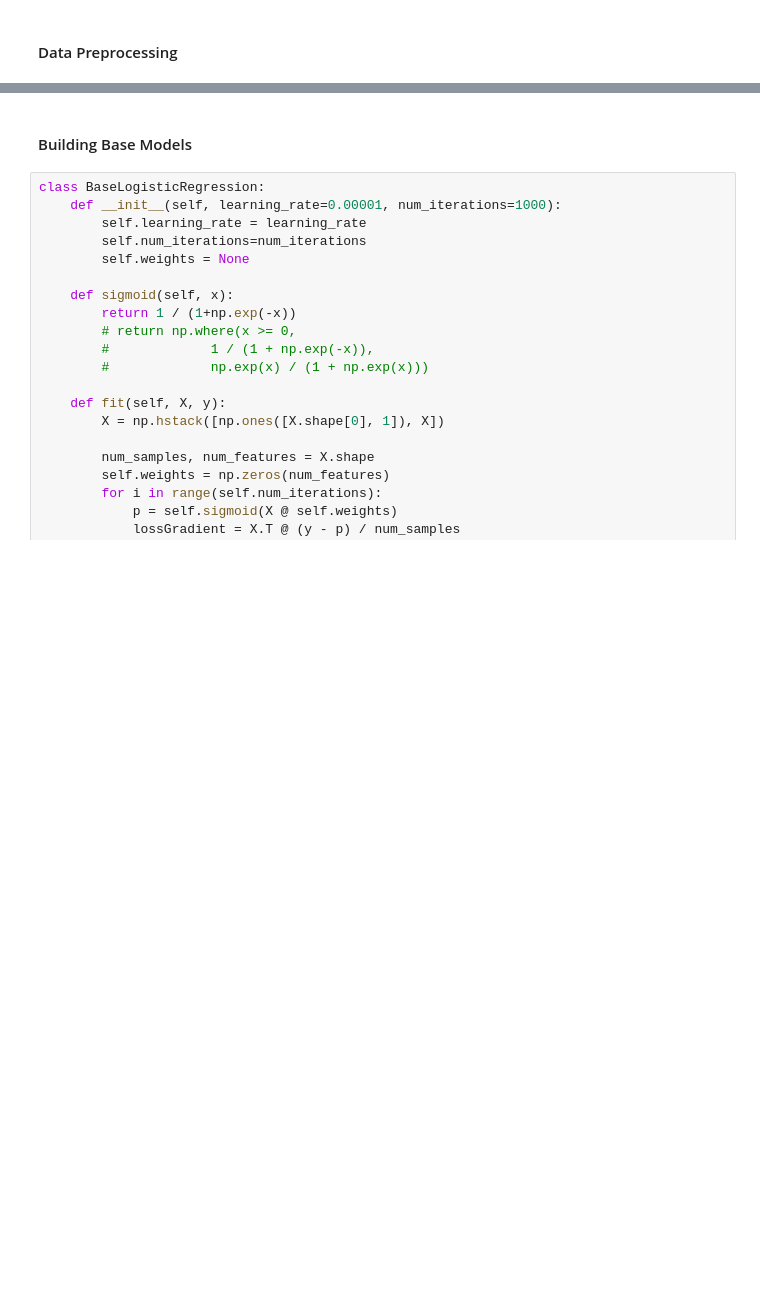
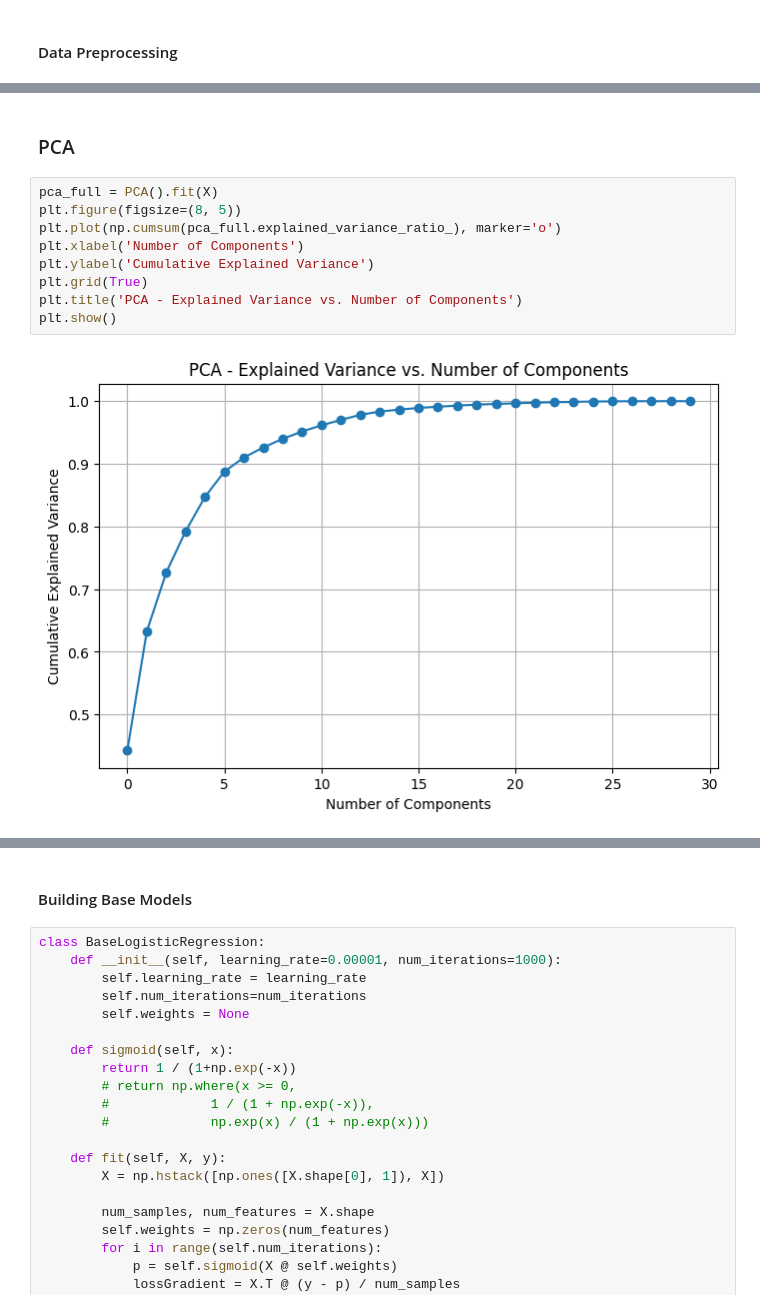
Before and after one commit to ags1709/cancer-classification, a Jupyter notebook: project.ipynb, the cells around one changed output, grey strips where cells are left out. Cells and saved outputs as stored; diff of their text form; blank space fills up the shorter version.

```diff
--- a/project.ipynb
+++ b/project.ipynb
@@ -70,3 +70,16 @@ pd.DataFrame(X).describe()
 | 75% | 4.693926e-01 | 5.841756e-01 | 4.996769e-01 | 3.635073e-01 | 6.361990e-01 | 4.938569e-01 | 5.260619e-01 | 6.469351e-01 | 5.307792e-01 | 4.709834e-01 | ... | ... |
 | max | 3.971288e+00 | 4.651889e+00 | 3.976130e+00 | 5.250529e+00 | 4.770911e+00 | 4.568425e+00 | 4.243589e+00 | 3.927930e+00 | 4.484751e+00 | 4.910919e+00 | ... | ... |
 8 rows × 30 columns
+# %% [markdown]
+### PCA
+# %%
+pca_full = PCA().fit(X)
+plt.figure(figsize=(8, 5))
+plt.plot(np.cumsum(pca_full.explained_variance_ratio_), marker='o')
+plt.xlabel('Number of Components')
+plt.ylabel('Cumulative Explained Variance')
+plt.grid(True)
+plt.title('PCA - Explained Variance vs. Number of Components')
+plt.show()
+# %% [output]
+[figure, added]
```
Also changed, not shown: parts of 6 cells of this notebook.
